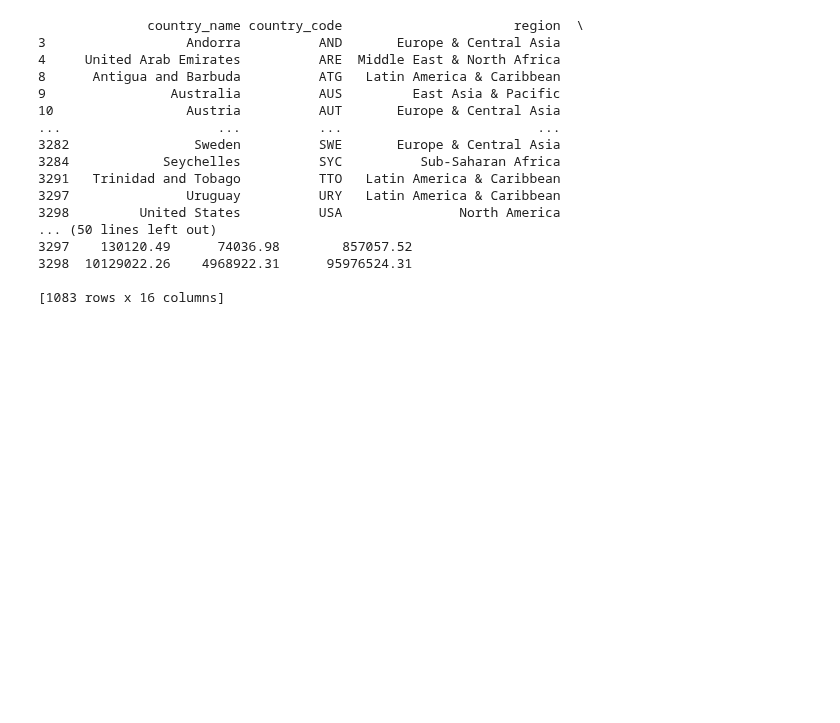
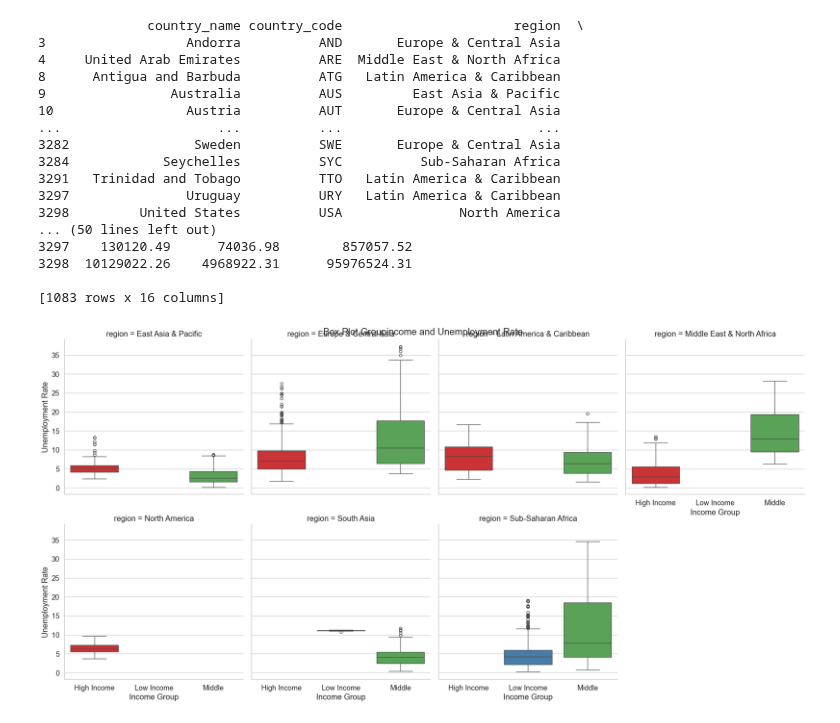
Before and after one commit to HABUDANHAYABK/Associate-Data-Scientist-in-Python, a Jupyter notebook: Working_with_Categorical_Data_in_Python/Categorical_data_in_pandas.ipynb, the cells around one changed output. Drawn from its saved outputs; the diff is of its cells as text; code cells hidden in the pictures; blank space fills up the shorter version.

```diff
--- a/Working_with_Categorical_Data_in_Python/Categorical_data_in_pandas.ipynb
+++ b/Working_with_Categorical_Data_in_Python/Categorical_data_in_pandas.ipynb
@@ -245,3 +245,26 @@ print(life_expectancy[life_expectancy['incomegroup'].str.contains('High Income')
 3298  10129022.26    4968922.31      95976524.31
 
 [1083 rows x 16 columns]
+# %%
+# box plot
+sns.set(font_scale = 1.2)
+sns.set_style('whitegrid')
+
+ax = sns.catplot(
+    x = 'incomegroup',
+    y = 'unemployment',
+    data = life_expectancy,
+    kind = 'box',
+    hue = 'incomegroup',
+    col = 'region',
+    col_wrap = 4,
+    palette = sns.color_palette('Set1')
+)
+
+ax.fig.suptitle('Box Plot Groupincome and Unemployment Rate')
+ax.set_axis_labels('Income Group', 'Unemployment Rate')
+plt.subplots_adjust(top = .95)
+
+plt.show()
+# %% [output]
+[figure, added]
```
